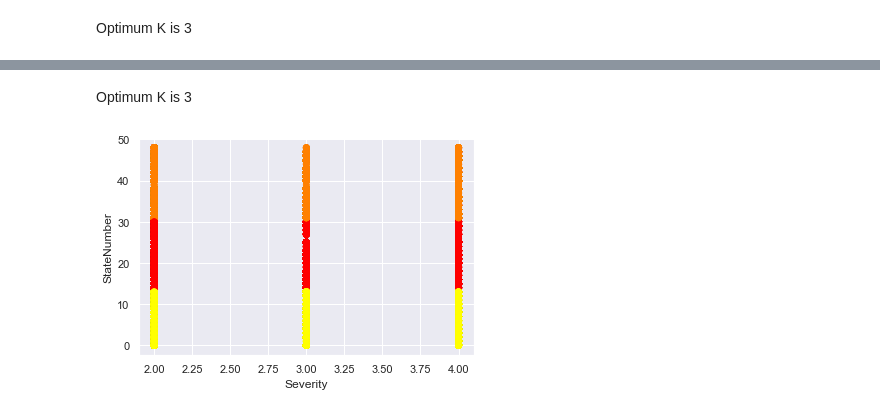
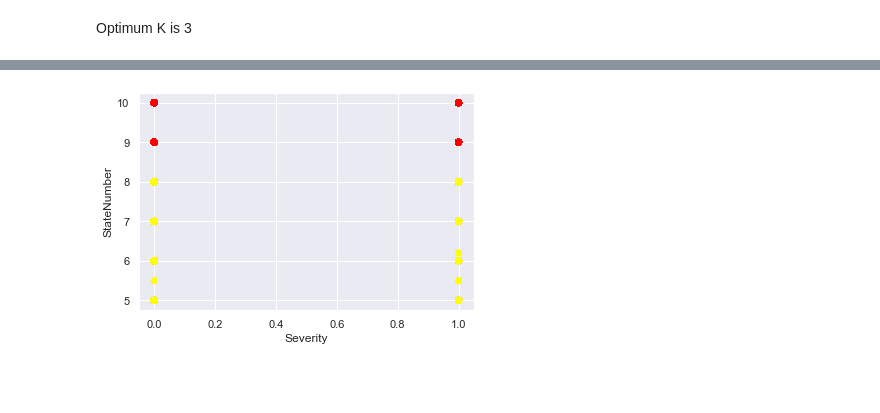
Before and after one commit to stratoskar/DataAnalytics, a Jupyter notebook: Data Analytics/Data_Preprocessing_US_accidents.ipynb, the cells around one changed output, grey strips where cells are left out. Drawn from its saved outputs; the diff is of its cells as text; code cells hidden in the pictures; blank space fills up the shorter version.

Commit message:
Ενέργειες πάνω στο ερώτημα Β
- Κωδικοποίηση της στήλης State σε νούμερα
- Δημιουργία μερικών παραδειγμάτων clustering
- Εβαλα τις ενέργειες που πρέπει να κάνουμε την επόμενη φορά

```diff
--- a/Data Analytics/Data_Preprocessing_US_accidents.ipynb
+++ b/Data Analytics/Data_Preprocessing_US_accidents.ipynb
@@ -10,4 +12,4 @@ import matplotlib.pyplot as plt
 # %%
 # read the dataset
-data = pd.read_csv('dataset.csv',nrows=1000000)
+data = pd.read_csv('dataset.csv',nrows=100000)
 # %%
@@ -191,0 +189,11 @@ data = data.astype({"Weather_Condition": int})
+# %%
+# Convert 'State' column of the dataframe into numbers ()
+
+# instance of label Encoder
+le = LabelEncoder()
+
+# encode column 'State' and return encoded label
+label = le.fit_transform(data['State'])
+
+# insert new column to the dataset
+data.insert(7,"State_Number",label)
@@ -278,14 +327,0 @@ plt.show()
-# %%
-# I converted the 'State' column of the dataframe into numbers
-# Then I added this new column in the end of the dataset
-from sklearn.preprocessing import LabelEncoder
-
-# Creating a instance of label Encoder
-le = LabelEncoder()
-
-# Using .fit_transform function to fit label
-# encoder and return encoded label
-label = le.fit_transform(data['State'])
-
-# insert new column to the dataset
-data.insert(13,"StateNumber",label)
@@ -312,12 +328,13 @@ plt.show()
-# %% [markdown]
-Optimum K is 3
 # %%
-kmeans = KMeans(n_clusters=3)
-y = kmeans.fit_predict(H)
+D = data[['Day_Night', 'Visibility(mi)']].copy()
+#D = data[['Day_Night','Vibility(mi)']].copy()
 
-plt.scatter(H['Severity'], H['StateNumber'],c=y,cmap="autumn")
+kmeans = KMeans(n_clusters=2)
+y = kmeans.fit_predict(D)
+
+plt.scatter(D['Day_Night'], D['Visibility(mi)'],c=y,cmap="autumn")
 plt.xlabel('Severity')
 plt.ylabel('StateNumber')
 plt.show()
 # %% [output]
-[figure, old version]
+[figure, new version]
```
Also changed, not shown: parts of 29 cells of this notebook, 2 other files.
